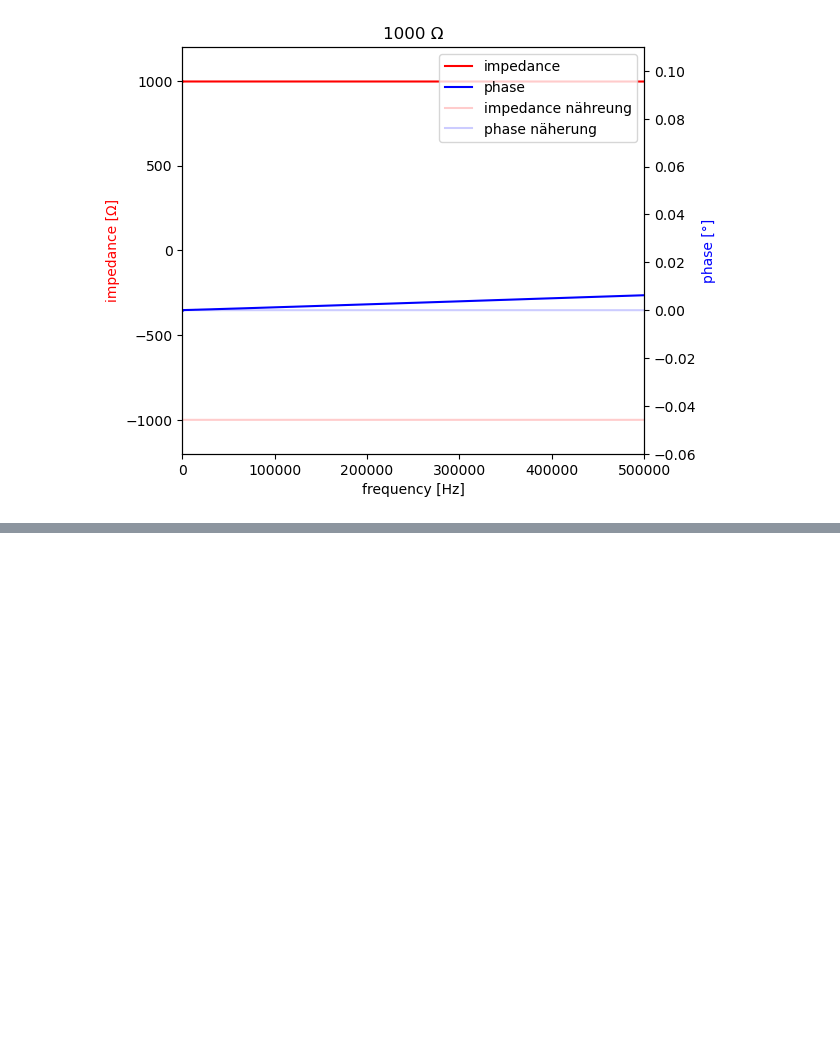
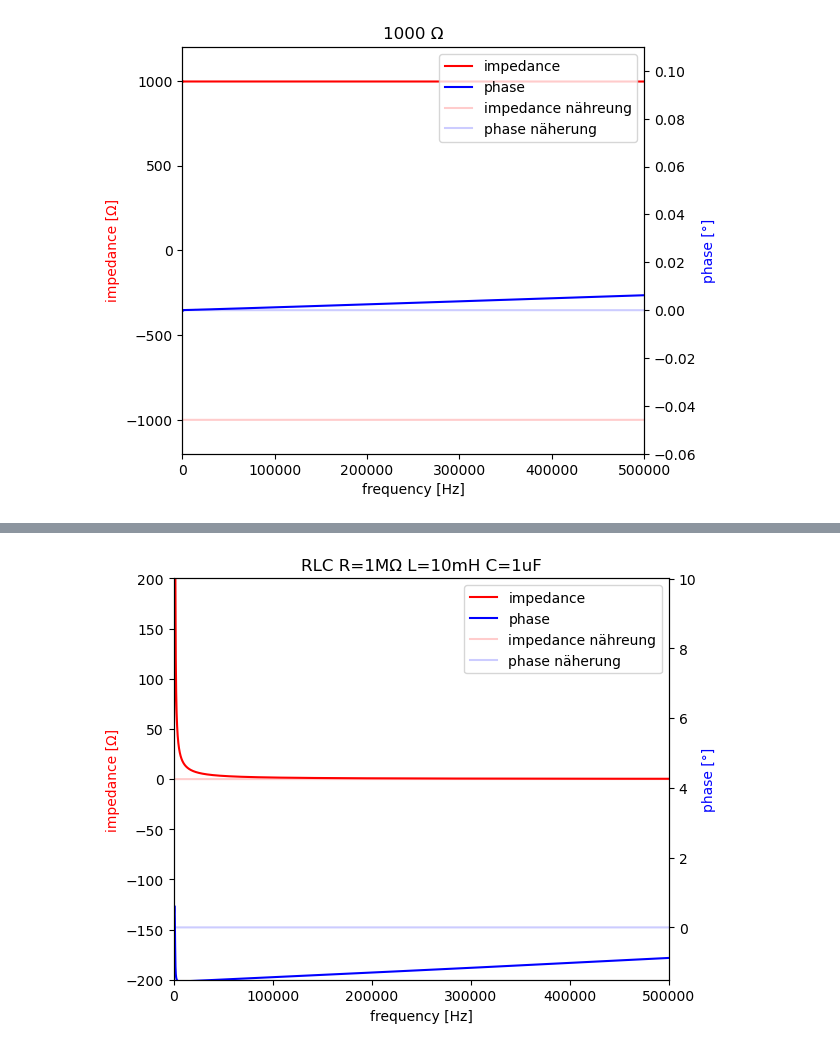
Before and after one commit to gravity225/impedanz, a Jupyter notebook: impedanz.ipynb, the cells around one changed output, grey strips where cells are left out. Drawn from its saved outputs; the diff is of its cells as text; code cells hidden in the pictures; blank space fills up the shorter version.

```diff
--- a/impedanz.ipynb
+++ b/impedanz.ipynb
@@ -415,0 +433,15 @@ zwei_plots(zero_data2, zero_data1, sarah_1000_y1, zero_data3, sarah_1000_y2, x1,
+# %%
+# Näherung RLC circuit 1 mega Ohm
+
+change_first_line_sarah("RLC_Circuit.txt")
+sarah_RLC = read_sarah_file("RLC_Circuit.txt")
+
+sarah_RLC_y1 = sarah_RLC.column2
+sarah_RLC_y2 = sarah_RLC.column3
+
+x1 = "frequency [Hz]"
+y1 = "impedance [Ω]"
+y2 = "phase [°]"
+zwei_plots(four_data2, four_data1, sarah_RLC_y1, four_data3, sarah_RLC_y2, x1,y1,y2, "RLC R=1MΩ L=10mH C=1uF", "zero", xmin=0, xmax=500000, ymin1=-200, ymax1=200, ymin2=-1.5, ymax2=10)
+# %% [output]
+[figure, added]
```
Also changed, not shown: parts of 5 cells of this notebook, 12 other files.
